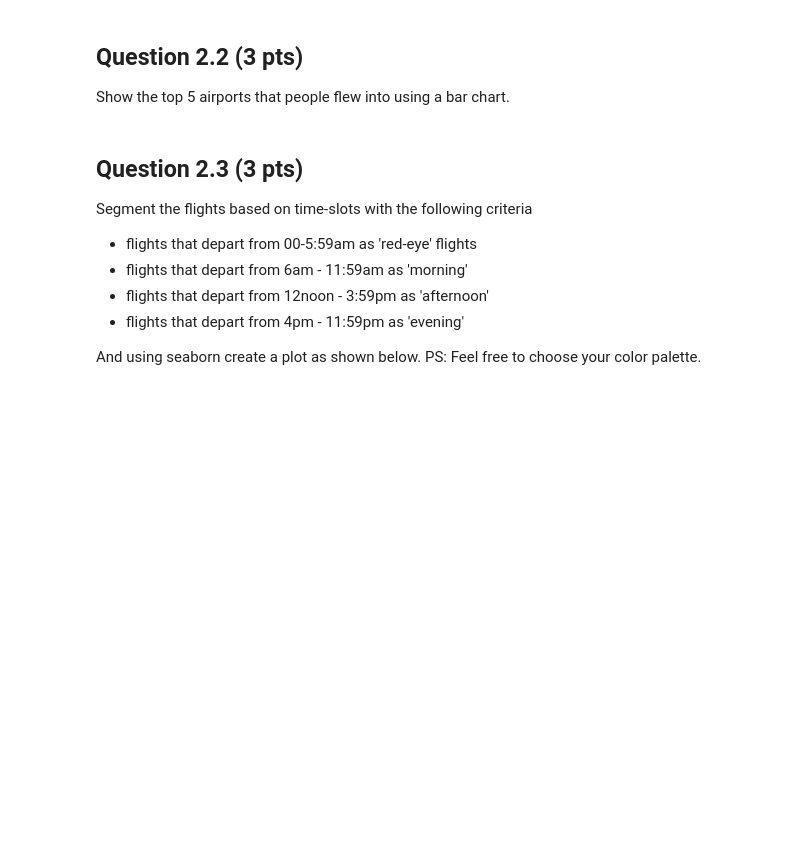
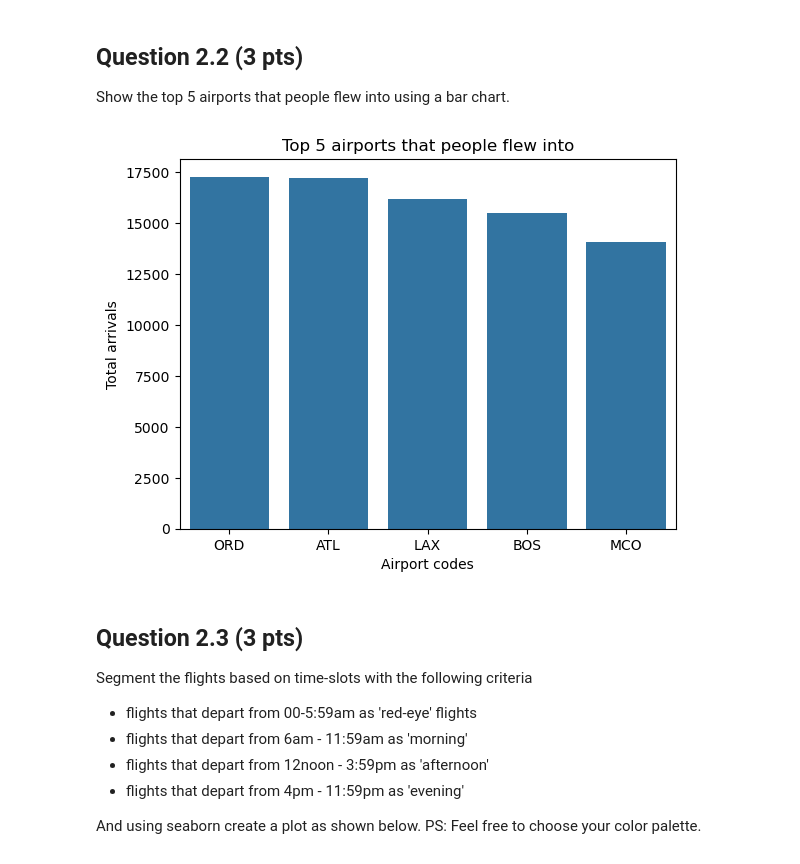
Before and after one commit to brynnwoolley/stats507-coursework, a Jupyter notebook: PS7/hw7.ipynb, the cells around one changed output. Saved outputs shown, nothing was run; the diff lists cells and outputs as text; code cells hidden in the pictures; blank space fills up the shorter version.

```diff
--- a/PS7/hw7.ipynb
+++ b/PS7/hw7.ipynb
@@ -176,3 +252,12 @@ raise NotImplementedError()
+# %%
+top_airports = flights.groupby('dest')['flight'].count().sort_values(ascending=False).head(5)
+fig_2 = sns.barplot(x=top_airports.index, y=top_airports.values)
+# YOUR CODE HERE
+fig_2.set_title("Top 5 airports that people flew into")
+fig_2.set_xlabel("Airport codes")
+fig_2.set_ylabel("Total arrivals");
+# %% [output]
+[figure, added]
 # %%
 x_axis = fig_2.get_xaxis()
 text1 = x_axis.get_ticklabels()[0]
```
Also changed, not shown: parts of 18 cells of this notebook.
